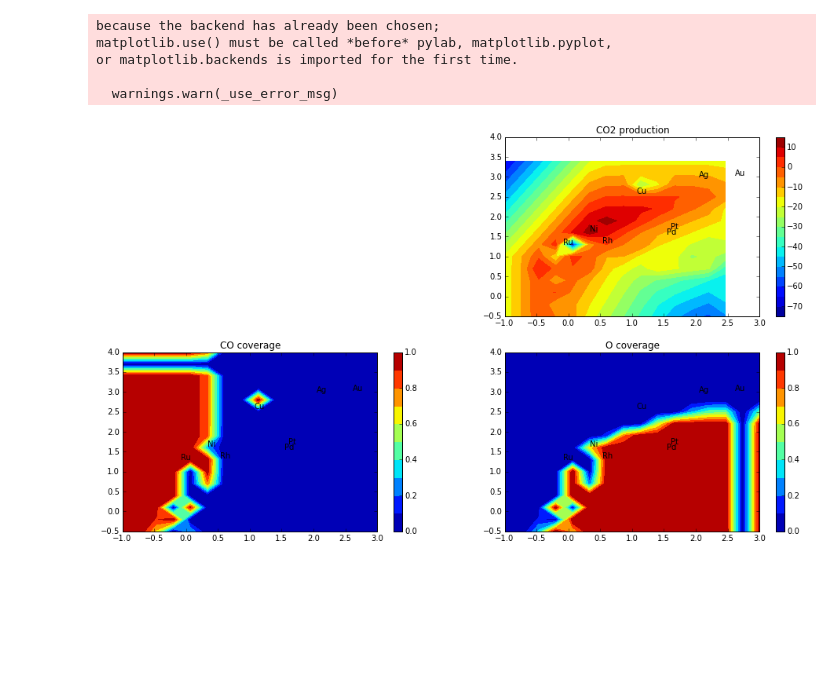
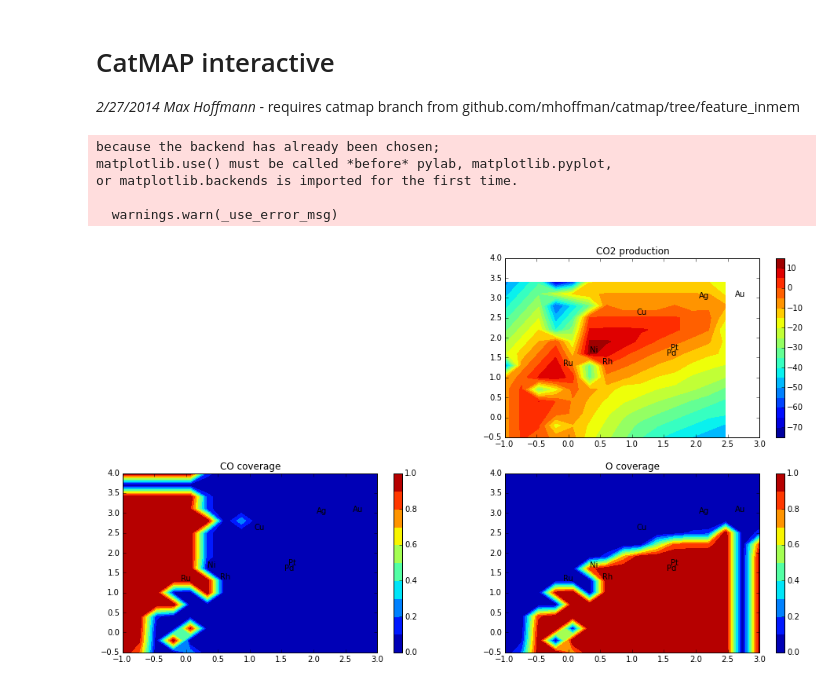
Before and after one commit to SUNCAT-Center/catmap, a Jupyter notebook: tutorials/interactive_notebook/CatMAP Notebook.ipynb, the cells around one changed output. Drawn from its saved outputs; the diff is of its cells as text; code cells hidden in the pictures; blank space fills up the shorter version.

```diff
--- a/tutorials/interactive_notebook/CatMAP Notebook.ipynb
+++ b/tutorials/interactive_notebook/CatMAP Notebook.ipynb
@@ -3,3 +1,6 @@
+# %% [markdown]
+# CatMAP interactive
+*2/27/2014 Max Hoffmann* - requires catmap branch from github.com/mhoffman/catmap/tree/feature_inmem
 # %%
 %matplotlib inline
 import catmap
@@ -153,15 +154,16 @@ def on_change_p2(event, value):
     if type(value) is float:
         p2 = value
         replot(T, p1, p2)
+
 def dictify_log(log):
     exec(log)
     return dict(**locals())
 
 def replot(T, p1, p2):
     model.temperature = T
-    model.gas_pressures[1] = np.exp(p1)
-    model.gas_pressures[2] = np.exp(p2)
-    print(model.gas_pressures)
+    #model.gas_pressures[1] = np.exp(p1)
+    #model.gas_pressures[2] = np.exp(p2)
+    #print(model.gas_pressures)
     data, log = model.run()
     info = dictify_log(log)
     #print(sorted(info.keys()))
@@ -193,31 +195,31 @@ def replot(T, p1, p2):
 
     sub.title.set_text('CO2 production')
     plt.colorbar(sub.contourf(X, Y, np.log(rate), 20))
     labels = [sub.text(x, y, el) for el, (x, y) in info['descriptor_dict'].items()]
 
 
     sub = plt.subplot(223); plt.xlim(xlim); plt.ylim(ylim)
     sub.title.set_text('CO coverage')
     labels = [sub.text(x, y, el) for el, (x, y) in info['descriptor_dict'].items()]
     plt.colorbar(sub.contourf(X, Y, CO_coverage, 10))
 
     sub = plt.subplot(224); plt.xlim(xlim); plt.ylim(ylim)
     sub.title.set_text('O coverage')
     labels = [sub.text(x, y, el) for el, (x, y) in info['descriptor_dict'].items()]
     plt.colorbar(sub.contourf(X, Y, O_coverage, 10))
 
 T_slider = IPython.html.widgets.FloatSliderWidget(min=300, max=1000, value=T, description='Temperature [K]')
 IPython.display.display(T_slider)
 T_slider.on_trait_change(on_change_T)
 
 p1_slider = IPython.html.widgets.FloatSliderWidget(min=-9, max=9, value=p1, description='O pressure [bar]')
 IPython.display.display(p1_slider)
 p1_slider.on_trait_change(on_change_p1)
 
 p2_slider = IPython.html.widgets.FloatSliderWidget(min=-9, max=9, value=p2, description='CO pressure [bar]')
 IPython.display.display(p2_slider)
 p2_slider.on_trait_change(on_change_p2)
 
 replot(T, p1, p2)
 # %% [output]
-[figure, old version]
+[figure, new version]
```
Also changed, not shown: parts of 3 cells of this notebook.
